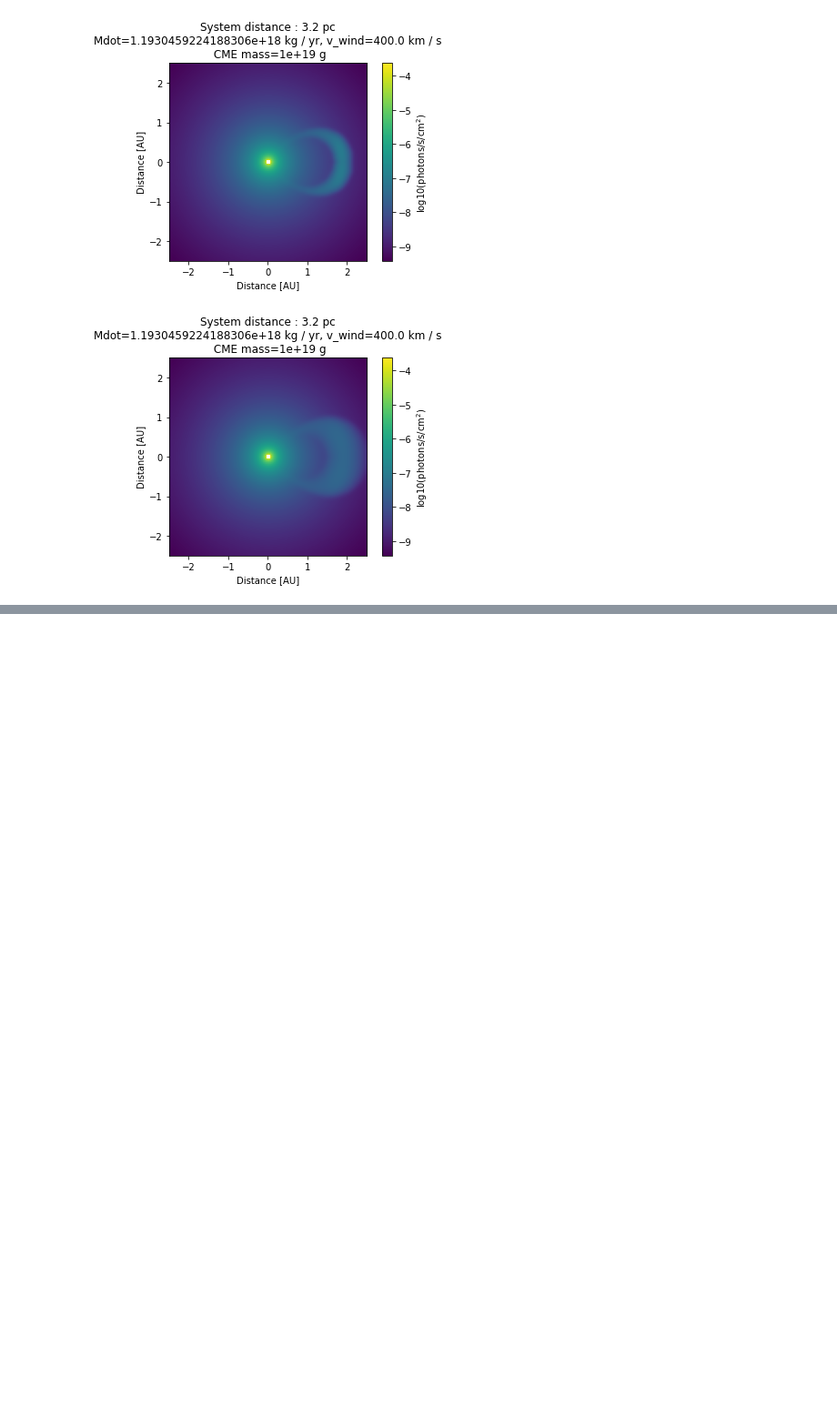
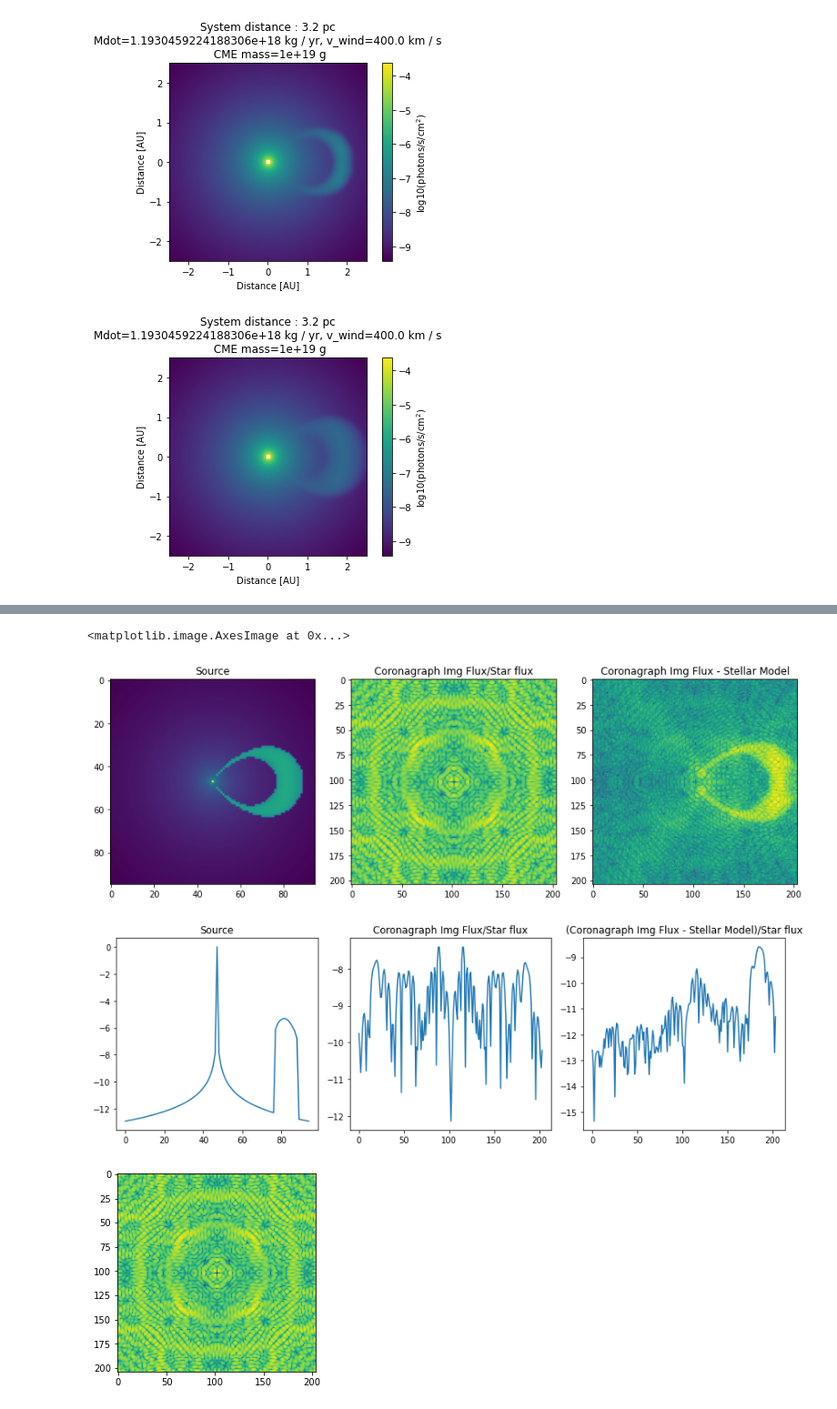
Before and after one commit to iveydavis/direct_imaging, a Jupyter notebook: wind_and_cme_example.ipynb, the cells around one changed output, grey strips where cells are left out. Shown at 91% size. Saved outputs shown, nothing was run; the diff lists cells and outputs as text; code cells hidden in the pictures; blank space fills up the shorter version.

```diff
--- a/wind_and_cme_example.ipynb
+++ b/wind_and_cme_example.ipynb
@@ -33,0 +50,41 @@ fig, ax = s.plot_particle_fluxes()
+# %%
+from hcipy import Wavefront
+img = obs.img.intensity.reshape(obs.instrument.focal_grid.shape)
+img_ref = obs.img_ref.intensity.reshape(obs.instrument.focal_grid.shape)
+
+star_wf = Wavefront(obs.instrument.ap * np.nanmax(obs.source), wavelength=obs.centre_wave.to('m').value)
+star_img = obs.instrument.prop(star_wf).intensity.reshape(obs.instrument.focal_grid.shape)
+lyot_plane = obs.instrument.coronagraph(star_wf)
+post_lyot_mask = obs.instrument.lyot_stop(lyot_plane)
+star_cor_img = obs.instrument.prop(post_lyot_mask).intensity.reshape(obs.instrument.focal_grid.shape)
+
+
+fig, axs = plt.subplots(1,3)
+axs[0].imshow(np.log10(obs.source/obs.source.max()))
+axs[1].imshow(np.log10(np.abs(img/img_ref.max())))
+axs[2].imshow(np.log10(np.abs(img - star_cor_img)))
+
+axs[0].set_title("Source")
+axs[1].set_title("Coronagraph Img Flux/Star flux")
+axs[2].set_title("Coronagraph Img Flux - Stellar Model")
+fig.set_figwidth(12)
+fig.set_figheight(8)
+fig.tight_layout()
+
+fig, axs = plt.subplots(1,3)
+center = int(obs.instrument.focal_grid.shape[0]/2)
+axs[0].plot(np.log10(obs.source/obs.source.max())[int(obs.star.grid_cme_photons.shape[0]/2),:])
+axs[1].plot(np.log10(np.abs(img/img_ref.max()))[center,:])
+axs[2].plot(np.log10(np.abs(img - star_cor_img)/img_ref.max())[center,:])
+
+axs[0].set_title("Source")
+axs[1].set_title("Coronagraph Img Flux/Star flux")
+axs[2].set_title("(Coronagraph Img Flux - Stellar Model)/Star flux")
+fig.set_figwidth(12)
+fig.set_figheight(4)
+fig.tight_layout()
+# %% [output]
+<matplotlib.image.AxesImage at 0x...>
+[figure, added]
+[figure, added]
+[figure, added]
```
Also changed, not shown: parts of 5 cells of this notebook, 5 other files.
